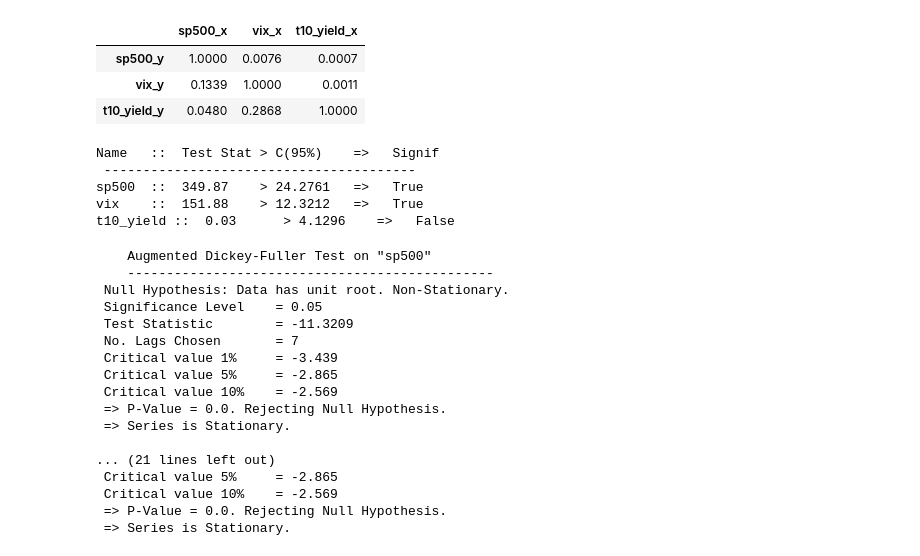
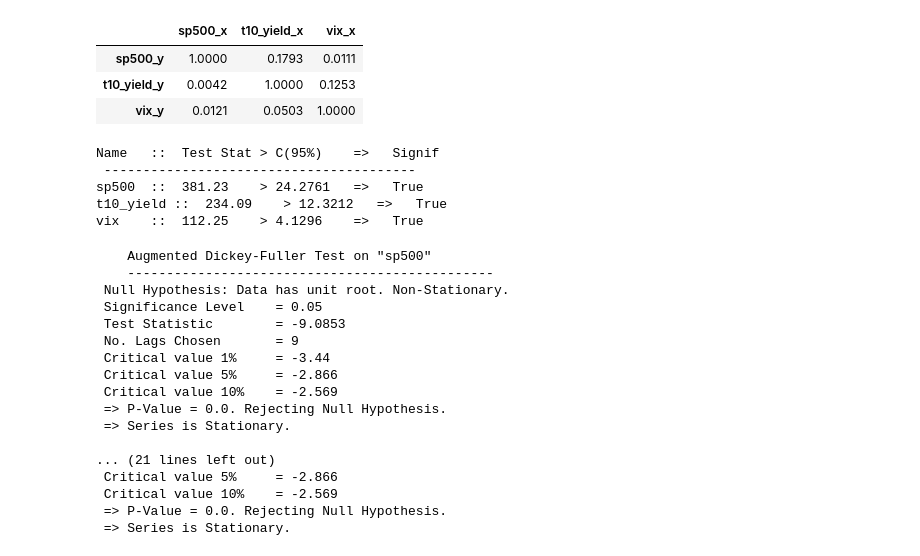
Before and after one commit to navin9292/Google_Wavenet-_Model, a Jupyter notebook: var_final.ipynb, the cells around one changed output. Cells and saved outputs as stored; diff of their text form; code cells hidden in the pictures.

```diff
--- a/var_final.ipynb
+++ b/var_final.ipynb
@@ -13,4 +14,3 @@ from statsmodels.tools.eval_measures import rmse, aic
 # %%
-sp500 = pd.read_csv(os.path.join('new_data', 'GSPC_2015_2020.csv'), parse_dates = ['Date'], index_col = 'Date').sort_values(by = 'Date')
-vix = pd.read_csv(os.path.join('new_data', 'VIX_2015_2020.csv'), parse_dates = ['Date'], index_col = 'Date').sort_values(by = 'Date')
-t10_yield = pd.read_csv(os.path.join('new_data', 't10_yield_2015_2020.csv'), parse_dates = ['Date'], index_col = 'Date').sort_values(by  = 'Date')
+data_tr = pd.read_csv(os.path.join('new_data', 'data_tr.csv'), parse_dates = ['Date'], index_col = 'Date').sort_values(by = ['Date'])
+data_te = pd.read_csv(os.path.join('new_data', 'data_te.csv'), parse_dates = ['Date'], index_col = 'Date').sort_values(by = ['Date'])
@@ -24,10 +16,0 @@ def cal_return(df,
-# %%
-## Calculate returns
-for df, col_name in zip((sp500,
-                         vix,
-                         t10_yield),
-                        ['Adj Close',
-                         'Adj Close',
-                         'Close']):
-    df = cal_return(df,
-                    col_name)
@@ -69,0 +17,6 @@ To register the converters:
+# %%
+data_tr.columns = ['eurgbp', 'eurjpy', 'eurusd', 'gbpjpy', 'gbpusd', 'sp500', 't10_yield', 'vix']
+data_te.columns = ['eurgbp', 'eurjpy', 'eurusd', 'gbpjpy', 'gbpusd', 'sp500', 't10_yield', 'vix']
+# %%
+currencies = ['eurgbp', 'eurjpy', 'eurusd', 'gbpjpy', 'gbpusd']
+index = ['sp500', 't10_yield', 'vix']
@@ -70,32 +31,32 @@ To register the converters:
 # %%
 from statsmodels.tsa.stattools import grangercausalitytests
 maxlag=12
 test = 'ssr_chi2test'
 def grangers_causation_matrix(data, variables, test='ssr_chi2test', verbose=False):
     """Check Granger Causality of all possible combinations of the Time series.
     The rows are the response variable, columns are predictors. The values in the table
     are the P-Values. P-Values lesser than the significance level (0.05), implies
     the Null Hypothesis that the coefficients of the corresponding past values is
     zero, that is, the X does not cause Y can be rejected.
 
     data      : pandas dataframe containing the time series variables
     variables : list containing names of the time series variables.
     """
     df = pd.DataFrame(np.zeros((len(variables), len(variables))), columns=variables, index=variables)
     for c in df.columns:
         for r in df.index:
             test_result = grangercausalitytests(data[[r, c]], maxlag=maxlag, verbose=False)
             p_values = [round(test_result[i+1][0][test][1],4) for i in range(maxlag)]
             if verbose: print(f'Y = {r}, X = {c}, P Values = {p_values}')
             min_p_value = np.min(p_values)
             df.loc[r, c] = min_p_value
     df.columns = [var + '_x' for var in variables]
     df.index = [var + '_y' for var in variables]
     return df
 
-grangers_causation_matrix(ret_data, variables = ret_data.columns)
+grangers_causation_matrix(data_tr[index], variables = data_tr[index].columns)
 # %% [output]
-|  | sp500_x | vix_x | t10_yield_x |
-| sp500_y | 1.0000 | 0.0076 | 0.0007 |
-| vix_y | 0.1339 | 1.0000 | 0.0011 |
-| t10_yield_y | 0.0480 | 0.2868 | 1.0000 |
+|  | sp500_x | t10_yield_x | vix_x |
+| sp500_y | 1.0000 | 0.1793 | 0.0111 |
+| t10_yield_y | 0.0042 | 1.0000 | 0.1253 |
+| vix_y | 0.0121 | 0.0503 | 1.0000 |
@@ -119,10 +76,10 @@ def cointegration_test(df, alpha=0.05):
     for col, trace, cvt in zip(df.columns, traces, cvts):
         print(adjust(col), ':: ', adjust(round(trace,2), 9), ">", adjust(cvt, 8), ' =>  ' , trace > cvt)
 
-cointegration_test(ret_data)
+cointegration_test(data_tr[index])
 # %% [output]
 Name   ::  Test Stat > C(95%)    =>   Signif
  ----------------------------------------
-sp500  ::  349.87    > 24.2761   =>   True
-vix    ::  151.88    > 12.3212   =>   True
-t10_yield ::  0.03      > 4.1296    =>   False
+sp500  ::  381.23    > 24.2761   =>   True
+t10_yield ::  234.09    > 12.3212   =>   True
+vix    ::  112.25    > 4.1296    =>   True
@@ -156,7 +109,7 @@ def adfuller_test(series, signif=0.05, name='', verbose=False):
         print(f" => Series is Non-Stationary.")
 # %%
 # ADF Test on each column
-for name, column in ret_train.iteritems():
+for name, column in data_tr[index].iteritems():
     adfuller_test(column, name=column.name)
     print('\n')
 # %% [output]
@@ -164,16 +117,16 @@ for name, column in ret_train.iteritems():
     -----------------------------------------------
  Null Hypothesis: Data has unit root. Non-Stationary.
  Significance Level    = 0.05
- Test Statistic        = -11.3209
- No. Lags Chosen       = 7
- Critical value 1%     = -3.439
- Critical value 5%     = -2.865
+ Test Statistic        = -9.0853
+ No. Lags Chosen       = 9
+ Critical value 1%     = -3.44
+ Critical value 5%     = -2.866
  Critical value 10%    = -2.569
  => P-Value = 0.0. Rejecting Null Hypothesis.
  => Series is Stationary.
 
 ... (21 lines left out)
- Critical value 5%     = -2.865
+ Critical value 5%     = -2.866
  Critical value 10%    = -2.569
  => P-Value = 0.0. Rejecting Null Hypothesis.
  => Series is Stationary.
```
Also changed, not shown: parts of 38 cells of this notebook.
